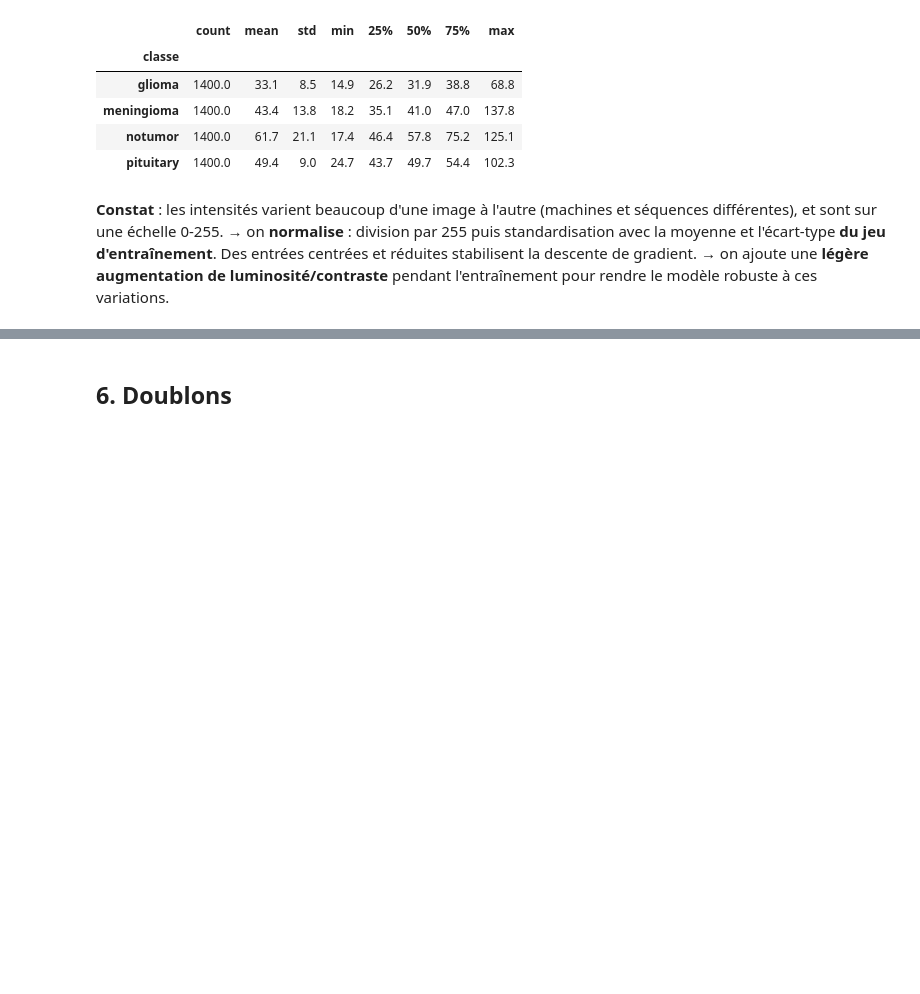
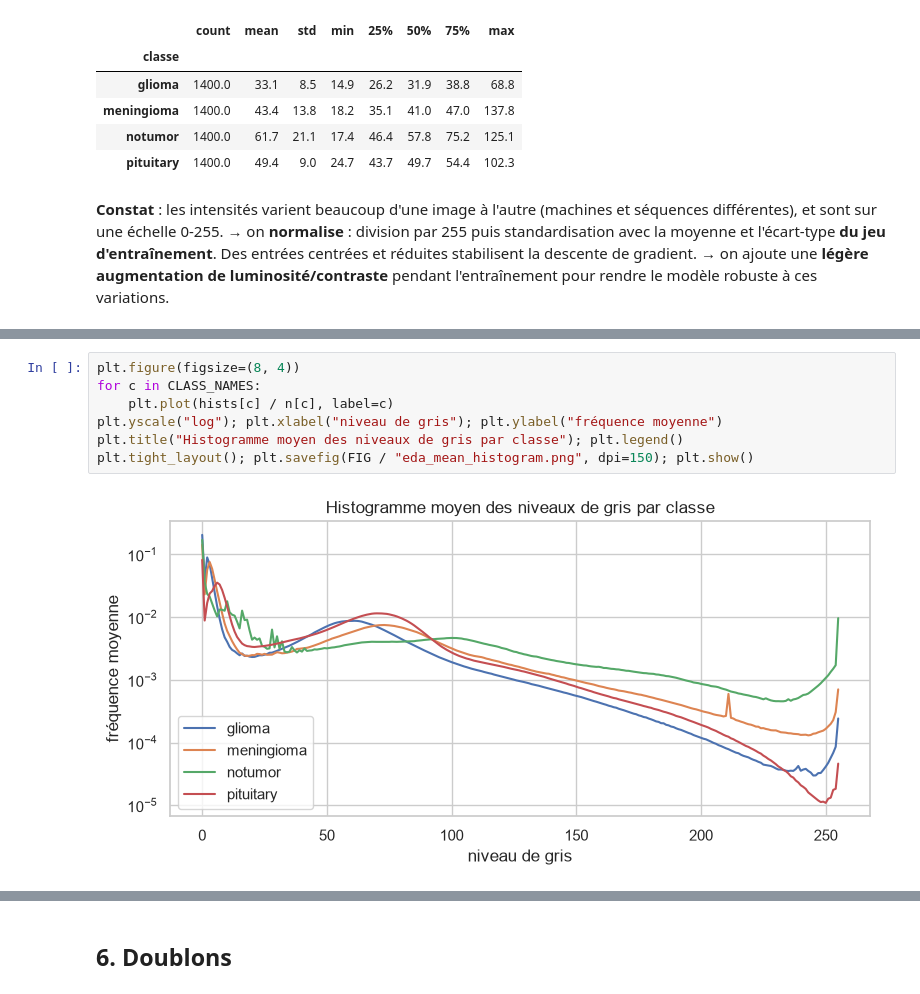
Before and after one commit to Chlooow/neuro-cnn-classifier, a Jupyter notebook: notebooks/01-eda.ipynb, the cells around one changed output, grey strips where cells are left out. Drawn from its saved outputs; the diff is of its cells as text; blank space fills up the shorter version.

```diff
--- a/notebooks/01-eda.ipynb
+++ b/notebooks/01-eda.ipynb
@@ -163,0 +289,9 @@ train_df.groupby("classe")["intensité moyenne"].describe().round(1)
+# %%
+plt.figure(figsize=(8, 4))
+for c in CLASS_NAMES:
+    plt.plot(hists[c] / n[c], label=c)
+plt.yscale("log"); plt.xlabel("niveau de gris"); plt.ylabel("fréquence moyenne")
+plt.title("Histogramme moyen des niveaux de gris par classe"); plt.legend()
+plt.tight_layout(); plt.savefig(FIG / "eda_mean_histogram.png", dpi=150); plt.show()
+# %% [output]
+[figure, added]
```
Also changed, not shown: parts of 20 cells of this notebook, 4 other files.
